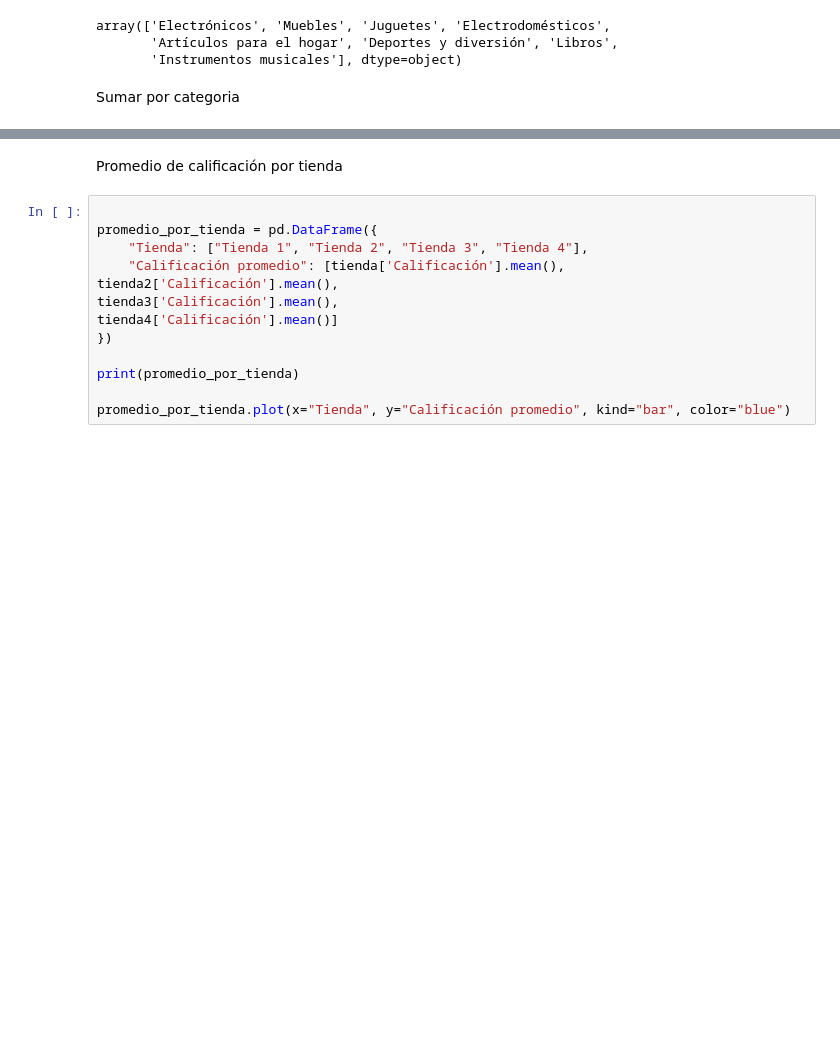
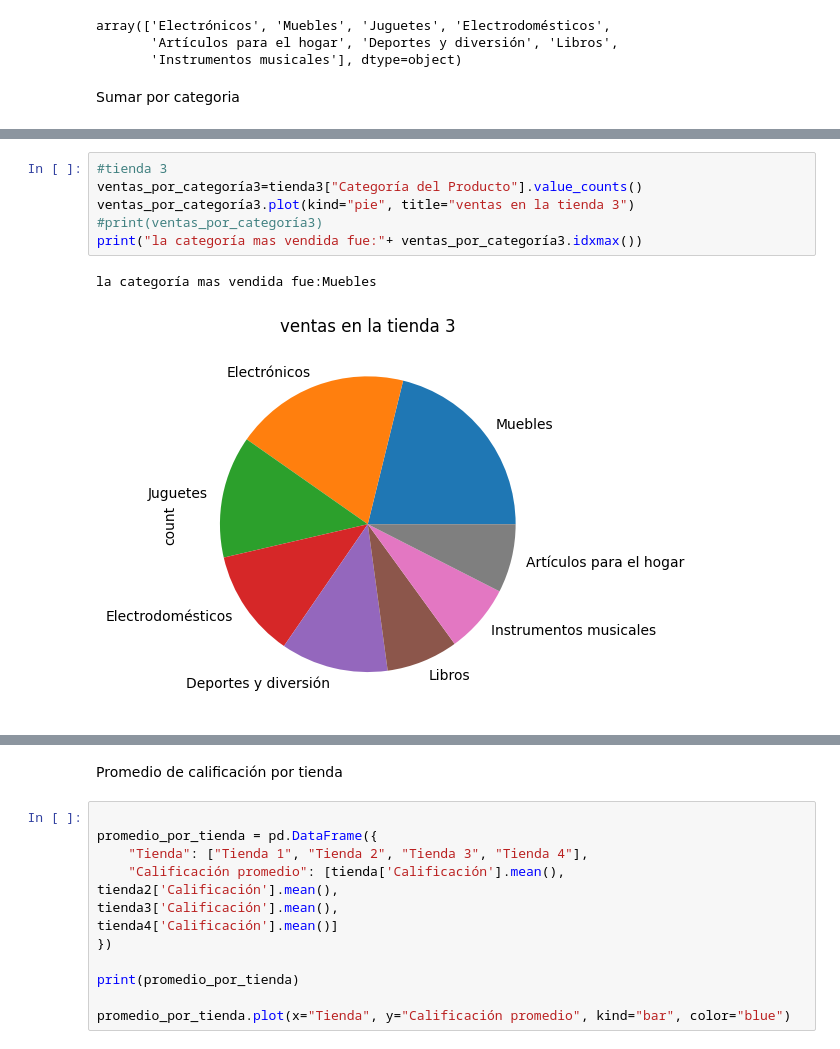
Before and after one commit to marianaamaya092105-wq/Challenge-Python-para-Data-Science, a Jupyter notebook: RetoPythonParaDataScience.ipynb, the cells around one changed output, grey strips where cells are left out. Drawn from its saved outputs; the diff is of its cells as text; blank space fills up the shorter version.

```diff
--- a/RetoPythonParaDataScience.ipynb
+++ b/RetoPythonParaDataScience.ipynb
@@ -154,0 +146,9 @@ la categoría mas vendida fue:Muebles
+# %%
+#tienda 3
+ventas_por_categoría3=tienda3["Categoría del Producto"].value_counts()
+ventas_por_categoría3.plot(kind="pie", title="ventas en la tienda 3")
+#print(ventas_por_categoría3)
+print("la categoría mas vendida fue:"+ ventas_por_categoría3.idxmax())
+# %% [output]
+la categoría mas vendida fue:Muebles
+[figure, added]
```
Also changed, not shown: parts of 14 cells of this notebook.
